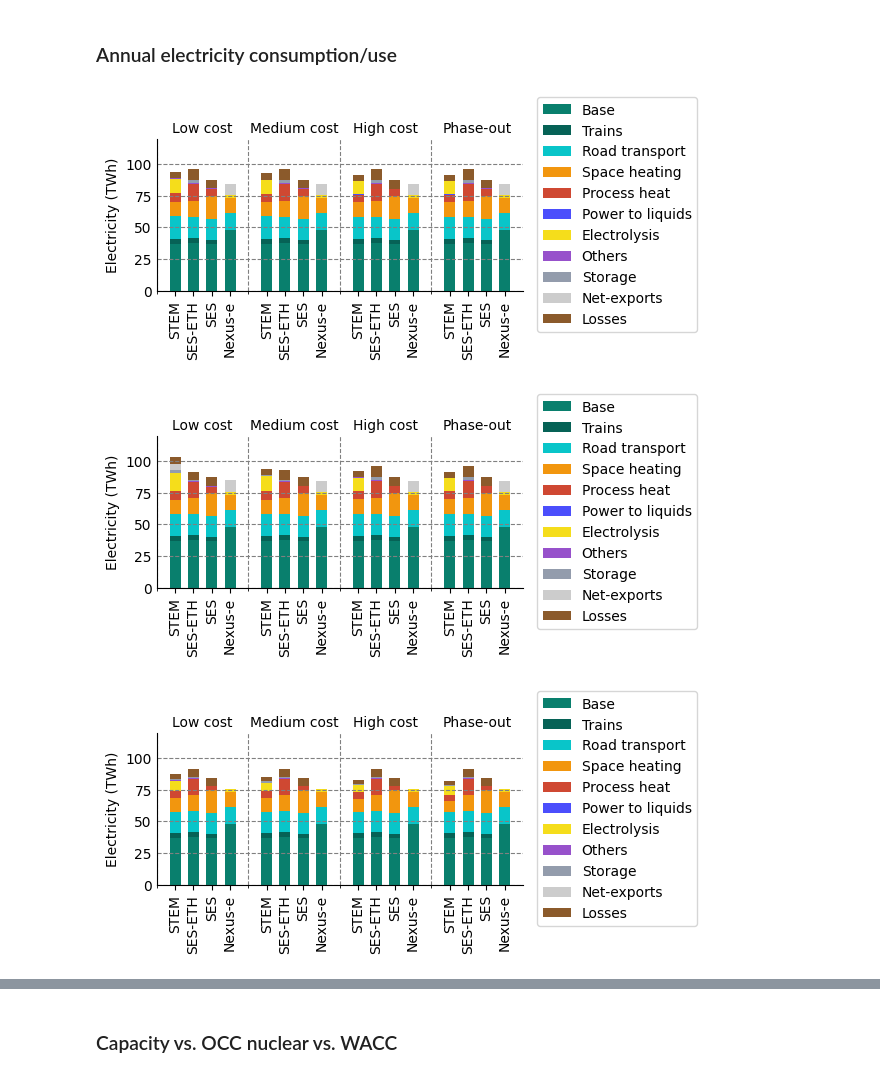
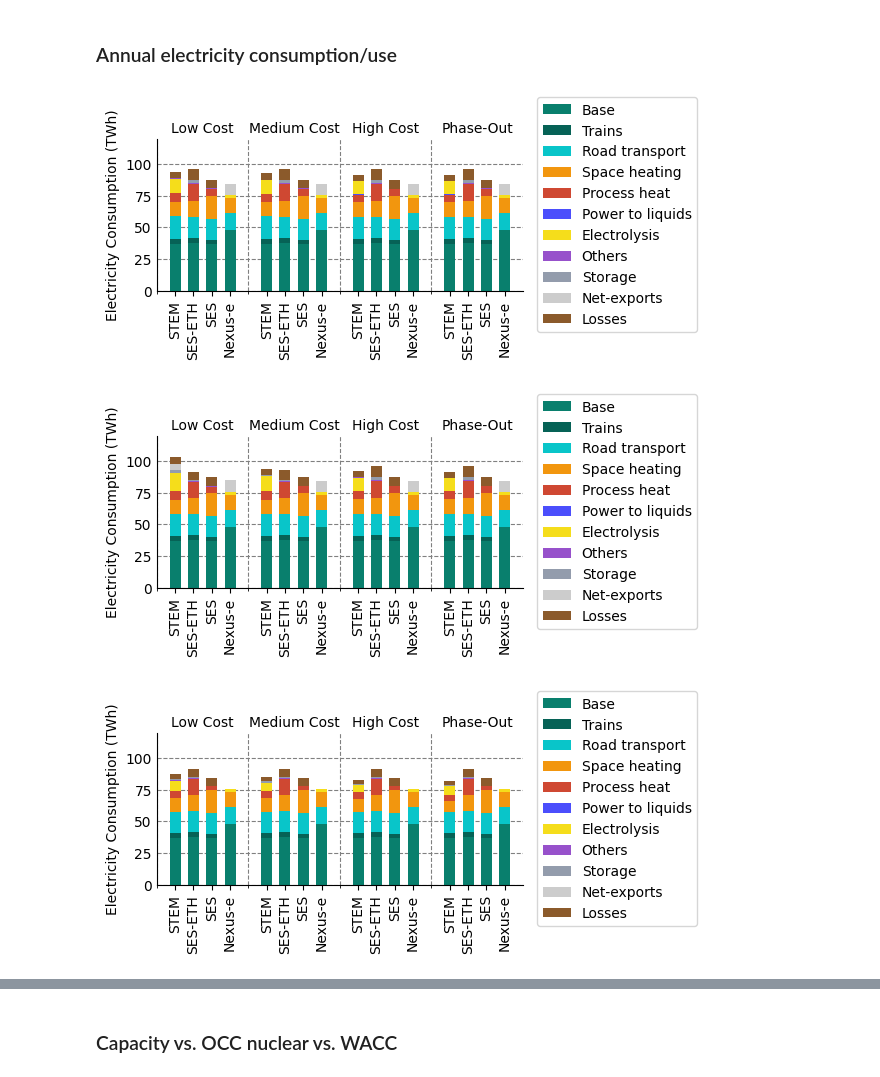
Before and after one commit to rebeccalordan-perret/plots-model-comparison, a Jupyter notebook: cross_comparison_colab.ipynb, the cells around one changed output, grey strips where cells are left out. Saved outputs shown, nothing was run; the diff lists cells and outputs as text; code cells hidden in the pictures.

```diff
--- a/cross_comparison_colab.ipynb
+++ b/cross_comparison_colab.ipynb
@@ -621,7 +621,7 @@ varList_use_net = [
 varName = 'electricity_consumption'
 listModels = cross_plots.modelsid
 scale = 1
-xlabel = 'Electricity (TWh)'
+xlabel = 'Electricity Consumption (TWh)'
 xmax = 120
 fileName = 'elecUse_net'
 year = 2050
@@ -629,56 +629,56 @@ year = 2050
 scenario_list={
     'res': {
         # ('scenario-id','variant'): 'label'
-        ('abroad-res-low','wacc_5'):'Low cost',
-        ('abroad-res-medium','wacc_5'):'Medium cost',
-        ('abroad-res-high','wacc_5'):'High cost',
-        ('abroad-res-phaseout','wacc_5'):'Phase-out',
+        ('abroad-res-low','wacc_5'):'Low Cost',
+        ('abroad-res-medium','wacc_5'):'Medium Cost',
+        ('abroad-res-high','wacc_5'):'High Cost',
+        ('abroad-res-phaseout','wacc_5'):'Phase-Out',
 
     },
     'resnuc': {
         # ('scenario-id','variant'): 'label'
-        ('abroad-resnuc-low','wacc_5'):'Low cost',
-        ('abroad-resnuc-medium','wacc_5'):'Medium cost',
-        ('abroad-resnuc-high','wacc_5'):'High cost',
-        ('abroad-resnuc-phaseout','wacc_5'):'Phase-out',
+        ('abroad-resnuc-low','wacc_5'):'Low Cost',
+        ('abroad-resnuc-medium','wacc_5'):'Medium Cost',
+        ('abroad-resnuc-high','wacc_5'):'High Cost',
+        ('abroad-resnuc-phaseout','wacc_5'):'Phase-Out',
 
     },
     'nores': {
         # ('scenario-id','variant'): 'label'
-        ('abroad-nores-low','wacc_5'):'Low cost',
-        ('abroad-nores-medium','wacc_5'):'Medium cost',
-        ('abroad-nores-high','wacc_5'):'High cost',
-        ('abroad-nores-phaseout','wacc_5'):'Phase-out',
+        ('abroad-nores-low','wacc_5'):'Low Cost',
+        ('abroad-nores-medium','wacc_5'):'Medium Cost',
+        ('abroad-nores-high','wacc_5'):'High Cost',
+        ('abroad-nores-phaseout','wacc_5'):'Phase-Out',
 
     },
     }
 
 
 for name, scenarios in scenario_list.items():
     #cross_plots.plotBarHorizontal(
     cross_plots.plotBarVertical(
         listModelsid=listModels,
         listSce=scenarios,
         varName = varName,
         varList=varList_use_net,
         year=year,
         scale=1,
         label=xlabel,
         figmax = xmax,
         fileName = fileName+'_'+name+'wacc5',
         invert=False, legend=True, pos_legend={# This puts the legend outside-right for vertical plots
                 "loc": "center left",
                 "bbox_to_anchor": (1.02, 0.5),
                 },
     #    width=5, height=12,
         width=12, height=5,
         group_by="scenario", # 'scenario' or 'model'
         multi=False,          # <--- one plot
     )
 # %% [output]
-[figure, old version]
+[figure, new version]
-[figure, old version]
+[figure, new version]
-[figure, old version]
+[figure, new version]
 # %%
 # Electricity consumption by use with net exports - WACC 8
 # Available variables: https://sweet-cross.github.io/instructions-data/docs/sets/use_elec/
```
Also changed, not shown: parts of 10 cells of this notebook.
